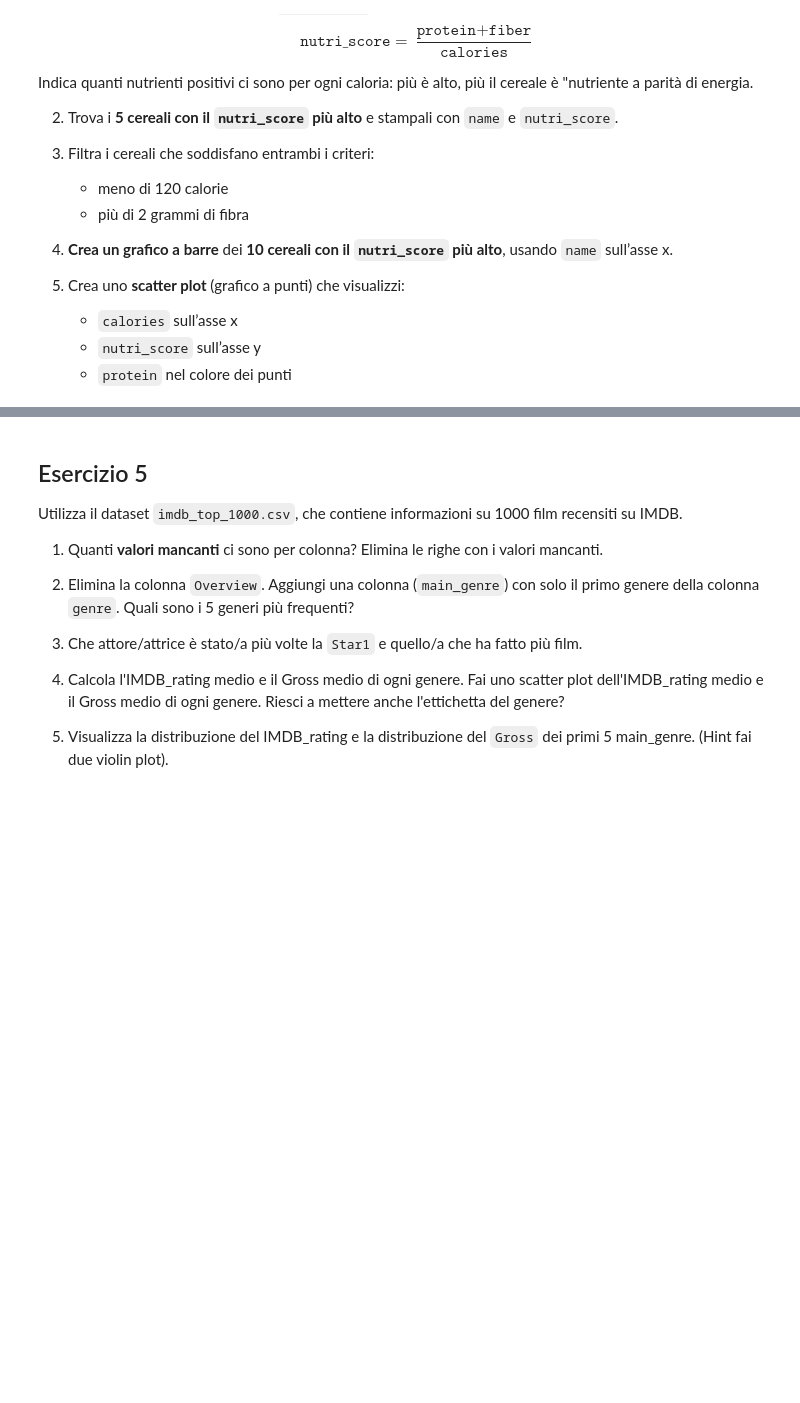
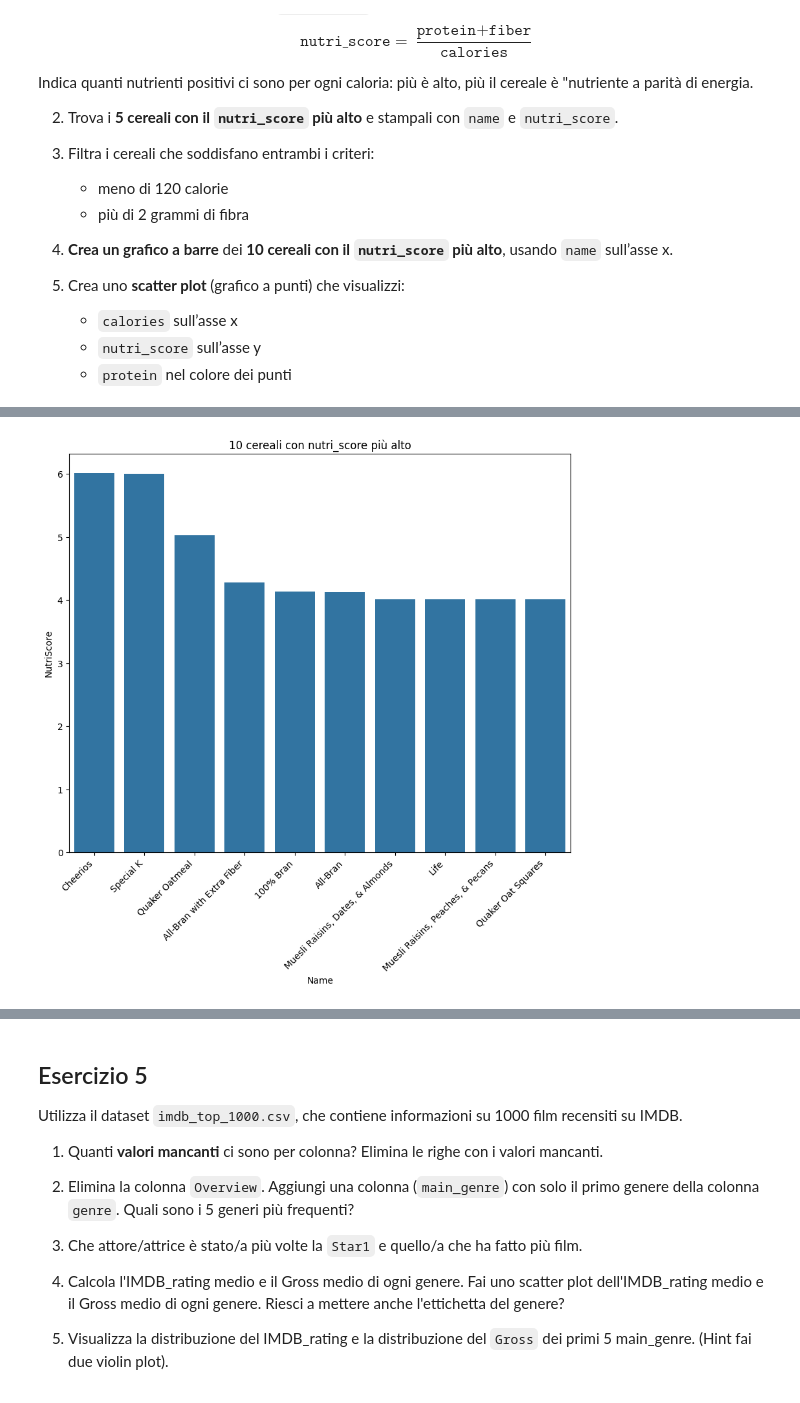
Before and after one commit to lisacontardo/Lab_2, a Jupyter notebook: esame22_Luglio (1).ipynb, the cells around one changed output, grey strips where cells are left out. Saved outputs shown, nothing was run; the diff lists cells and outputs as text; code cells hidden in the pictures; blank space fills up the shorter version.

```diff
--- a/esame22_Luglio (1).ipynb
+++ b/esame22_Luglio (1).ipynb
@@ -176,3 +219,13 @@ Indica quanti nutrienti positivi ci sono per ogni caloria: più è alto, più il
    - `calories` sull’asse x
    - `nutri_score` sull’asse y
    - `protein` nel colore dei punti
+# %%
+#carico il dataset
+import numpy as np
+import pandas as pd
+import matplotlib.pyplot as plt
+import seaborn as sns
+
+url = "https://raw.githubusercontent.com/lauranenzi/ProgrammingLab_II/refs/heads/main/esami/data/cereal.csv"
+df = pd.read_csv(url, sep=';')
+df.head()
@@ -178,0 +239,4 @@ Indica quanti nutrienti positivi ci sono per ogni caloria: più è alto, più il
+# %%
+#1
+df['nutri_score'] = df['protein'] + df['fiber'] /df['calories']
+df['nutri_score']
@@ -178,0 +256,7 @@ Indica quanti nutrienti positivi ci sono per ogni caloria: più è alto, più il
+# %%
+#2
+df = df.sort_values(by="nutri_score", ascending=False)
+
+#prendo i primi 5 cereali ordinati selezionando solo le colonne che voglio
+top5_cereali = df.head(5)[["name", "nutri_score"]]
+top5_cereali
@@ -178,0 +291,14 @@ Indica quanti nutrienti positivi ci sono per ogni caloria: più è alto, più il
+# %%
+#4
+#definisco un insieme di dati da plottare
+top10 = df.sort_values(by="nutri_score", ascending=False).head(10)
+
+plt.figure(figsize=(10,8))
+sns.barplot(x="name", y="nutri_score", data=top10)
+plt.title("10 cereali con nutri_score più alto")
+plt.xlabel("Name")
+plt.ylabel("NutriScore")
+plt.xticks(rotation=45, ha="right")
+plt.show()
+# %% [output]
+[figure, added]
```
Also changed, not shown: parts of 18 cells of this notebook.
